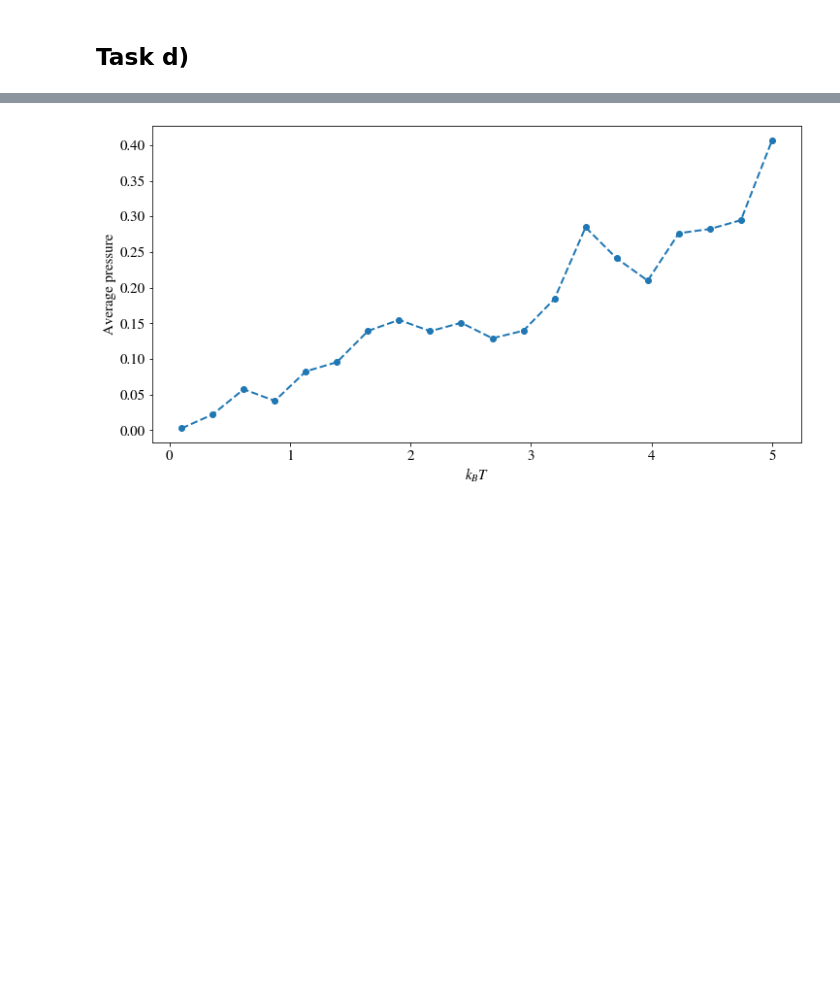
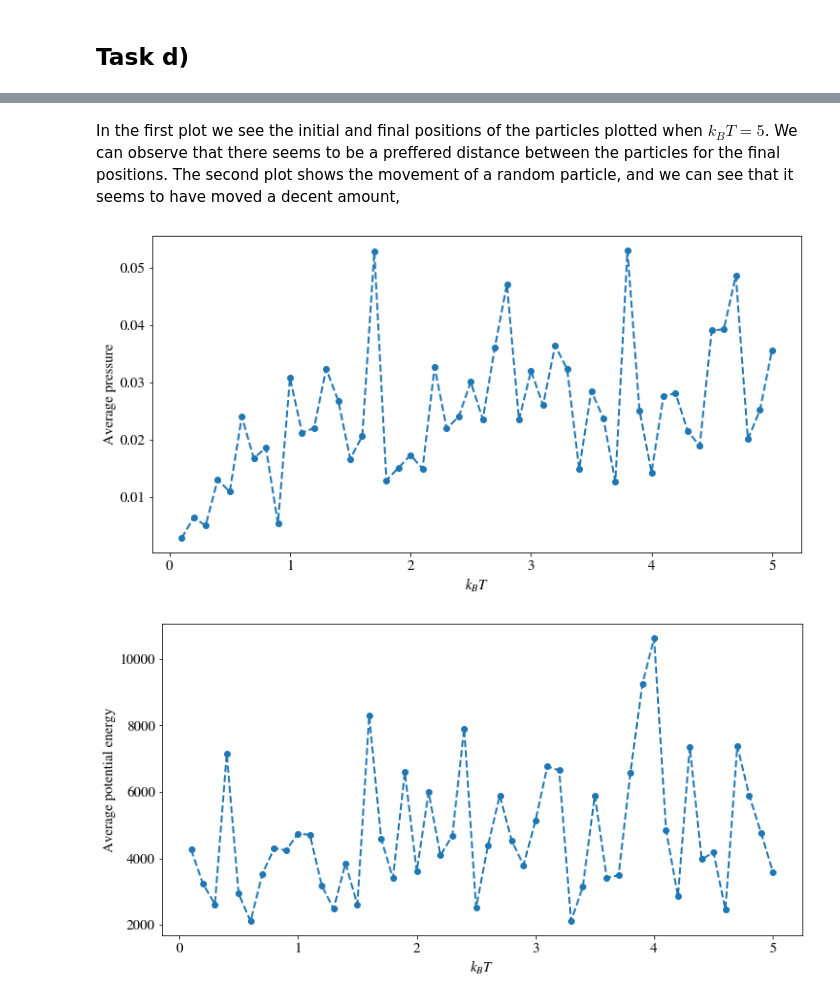
Before and after one commit to sindrelothe/TFY4230-project, a Jupyter notebook: Nummerisk prosjekt Sindre Lothe.ipynb, the cells around one changed output, grey strips where cells are left out. Drawn from its saved outputs; the diff is of its cells as text; code cells hidden in the pictures; blank space fills up the shorter version.

```diff
--- a/Nummerisk prosjekt Sindre Lothe.ipynb
+++ b/Nummerisk prosjekt Sindre Lothe.ipynb
@@ -349,14 +321,14 @@ The plots above shows the average pressure as a function of area for the Lennard
 # %% [markdown]
 ## Task d)
 # %%
-kBT_list = np.linspace(0.1, 5, 20)
+kBT_list = np.linspace(0.1, 5, 50)
 N = 200
 steps = int(1e4)
 a = 1
 b= 0.5
 epsilon = 1
 kB = 1.38e-23
-K = 200
+K = 1
 L = 30
 
 particle_list = np.zeros((N, 2))
@@ -380,5 +352,6 @@ for kT in kBT_list:
             avg_energy = np.average(potential_energy_values)
             potential_energy += avg_energy
 
-    potential_energy_list.append(potential_energy)
+    potential_energy_list.append(potential_energy/N)
+print("done")
 # %% [output]
@@ -404,7 +377,15 @@ plt.show()
+# %% [markdown]
+In the first plot we see the initial and final positions of the particles plotted when $k_B T = 5$. We can observe that there seems to be a preffered distance between the particles for the final positions. The second plot shows the movement of a random particle, and we can see that it seems to have moved a decent amount,
 # %%
 plt.plot(kBT_list, avg_pressure_list, "--o")
 plt.xlabel(r"$k_{B}T$")
 plt.ylabel("Average pressure")
 plt.show()
+
+plt.plot(kBT_list, potential_energy_list, "--o")
+plt.xlabel(r"$k_{B}T$")
+plt.ylabel("Average potential energy")
+plt.show()
 # %% [output]
-[figure, old version]
+[figure, new version]
+[figure, added]
```
Also changed, not shown: parts of 5 cells of this notebook.
